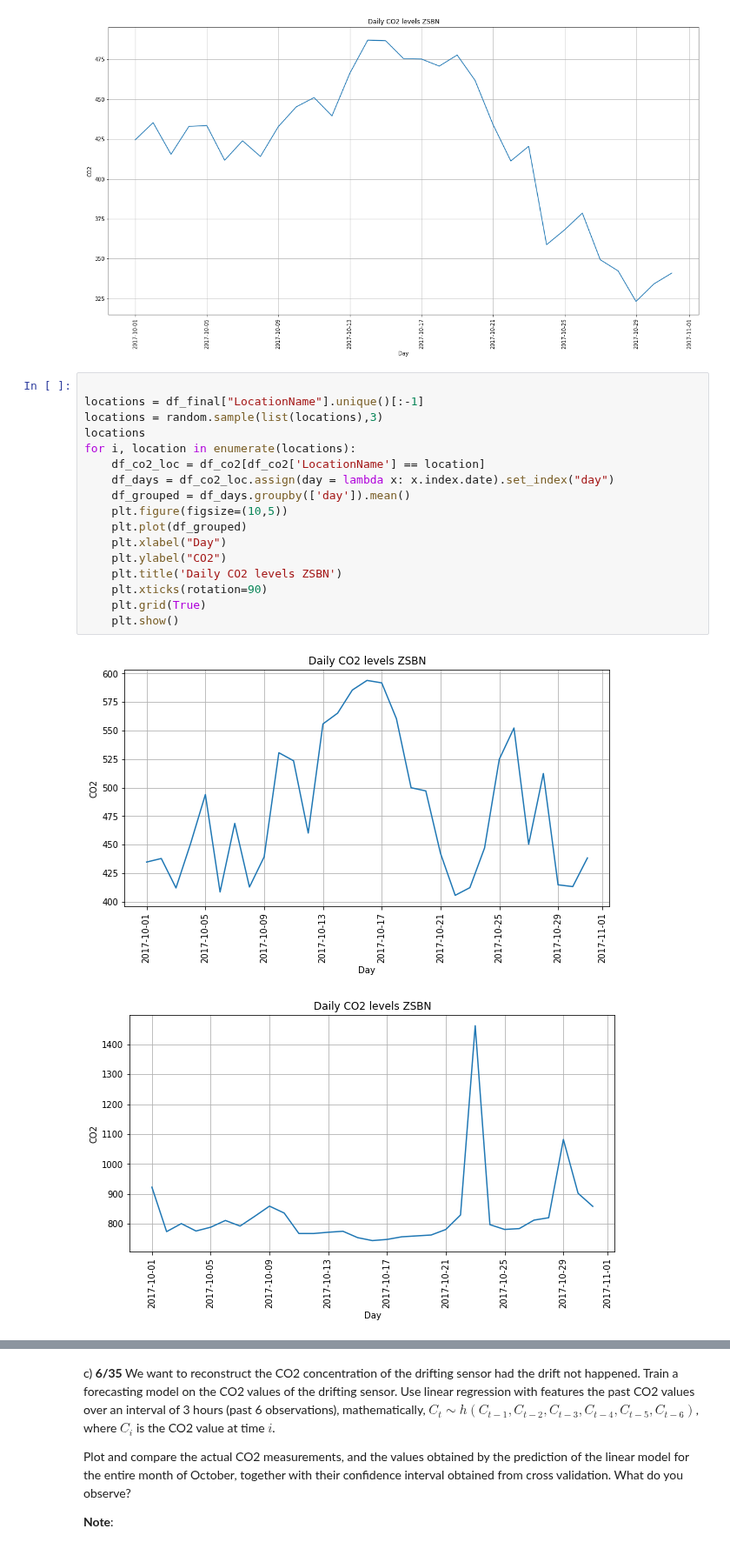
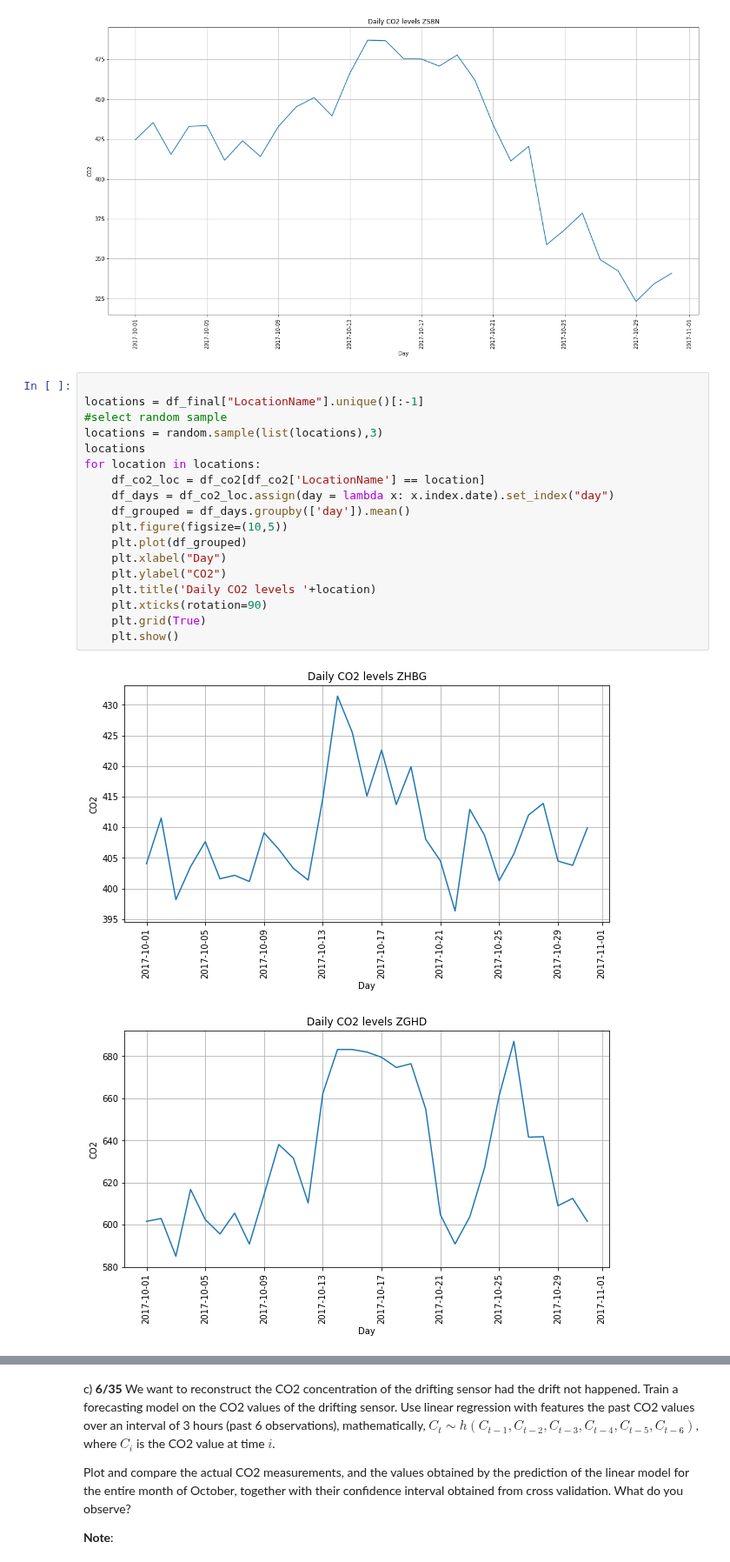
Before and after one commit to FurkanKarakas/dslab-homework-2, a Jupyter notebook: notebooks/DSLab_homework-2.ipynb, the cells around one changed output, grey strips where cells are left out. Shown at 87% size. Drawn from its saved outputs; the diff is of its cells as text.

Commit message:
fixed title

```diff
--- a/notebooks/DSLab_homework-2.ipynb
+++ b/notebooks/DSLab_homework-2.ipynb
@@ -419,20 +419,21 @@ plt.show()
 # %%
 
 locations = df_final["LocationName"].unique()[:-1]
+#select random sample
 locations = random.sample(list(locations),3)
 locations
-for i, location in enumerate(locations):
+for location in locations:
     df_co2_loc = df_co2[df_co2['LocationName'] == location]
     df_days = df_co2_loc.assign(day = lambda x: x.index.date).set_index("day")
     df_grouped = df_days.groupby(['day']).mean()
     plt.figure(figsize=(10,5))
     plt.plot(df_grouped)
     plt.xlabel("Day")
     plt.ylabel("CO2")
-    plt.title('Daily CO2 levels ZSBN')
+    plt.title('Daily CO2 levels '+location)
     plt.xticks(rotation=90)
     plt.grid(True)
     plt.show()
 # %% [output]
-[figure, old version]
+[figure, new version]
-[figure, old version]
+[figure, new version]
```
Also changed, not shown: parts of 2 cells of this notebook.
